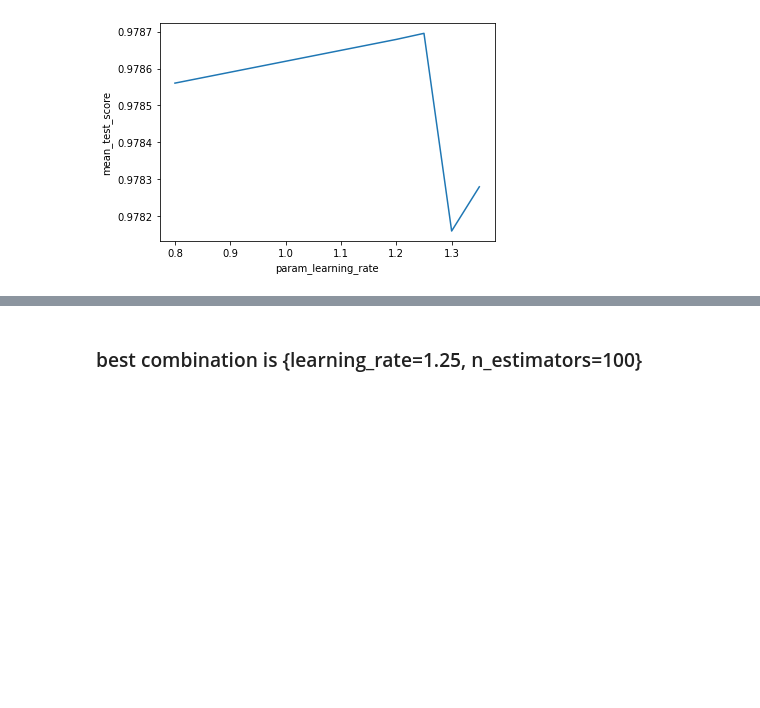
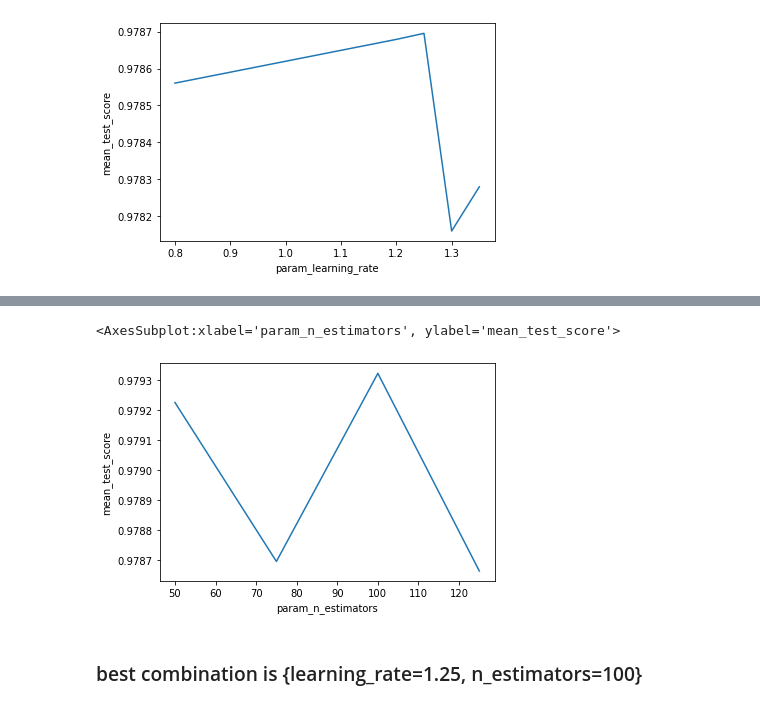
Before and after one commit to oridarshan/data-visualization-project, a Jupyter notebook: Classification notebook.ipynb, the cells around one changed output, grey strips where cells are left out. Drawn from its saved outputs; the diff is of its cells as text; code cells hidden in the pictures; blank space fills up the shorter version.

```diff
--- a/Classification notebook.ipynb
+++ b/Classification notebook.ipynb
@@ -577,5 +579,6 @@ sns.lineplot(data=learning_rate_eval,x='param_learning_rate',y='mean_test_score'
 # %%
-grid = GridSearchCV(abc, {'learning_rate':[0.8,1.2,1.25],'n_estimators':[50,75,100,125]}, cv=10, scoring='f1')
+abc=grid.best_estimator_
+grid = GridSearchCV(abc, {'n_estimators':[50,75,100,125]}, cv=10, scoring='f1')
 grid.fit(X_train,y_train)
 # %% [output]
 GridSearchCV(cv=10,
@@ -602,3 +588,9 @@ pd.DataFrame(grid.cv_results_)
+# %%
+n_estimators_eval=pd.DataFrame(grid.cv_results_)[['param_n_estimators','mean_test_score']]
+sns.lineplot(data=n_estimators_eval,x='param_n_estimators',y='mean_test_score')
+# %% [output]
+<AxesSubplot:xlabel='param_n_estimators', ylabel='mean_test_score'>
+[figure, added]
 # %% [markdown]
 ### best combination is {learning_rate=1.25, n_estimators=100}
 # %%
```
Also changed, not shown: parts of 24 cells of this notebook.
